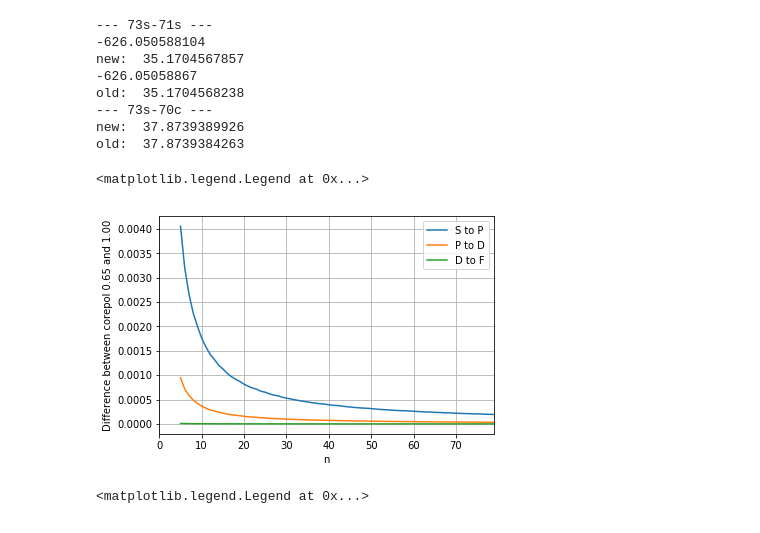
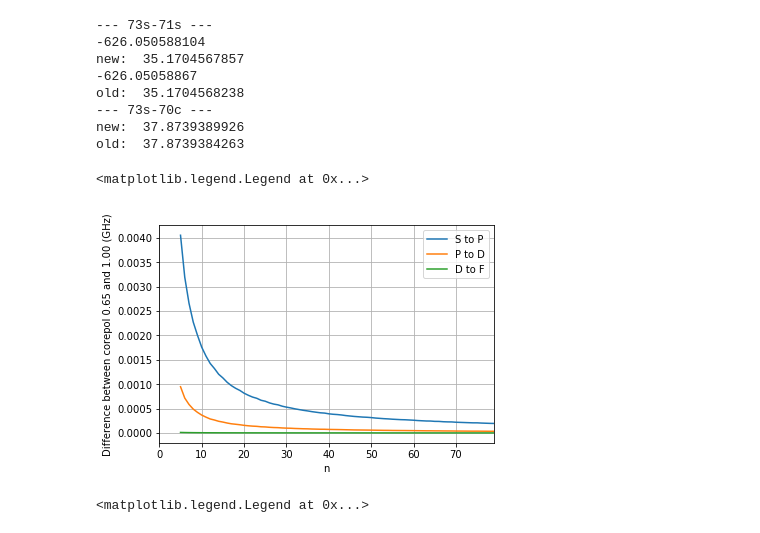
Before and after one commit to aa-morgan/Rydberg_helium_Stark, a Jupyter notebook: notebooks/CorepolTest.ipynb, the cells around one changed output. Cells and saved outputs as stored; diff of their text form; code cells hidden in the pictures.

```diff
--- a/notebooks/CorepolTest.ipynb
+++ b/notebooks/CorepolTest.ipynb
@@ -48,29 +48,29 @@ old:  37.8739384263
 # %%
 s_p = []
 p_d = []
 d_f = []
 n_vals = np.arange(5,80)
 for n in n_vals:
     n_1,l_1, m_1 = n, 0, 0
     n_2, l_2, m_2 = n+1, 1, 0
     s_p.append(np.abs(stark_int(n_1, n_2, l_1, l_2, m_1, m_2, rmin=0.65)
                        -stark_int(n_1, n_2, l_1, l_2, m_1, m_2, rmin=1.00)))
     p_d.append(np.abs(stark_int(n_1, n_2, l_1+1, l_2+1, m_1, m_2, rmin=0.65)
                        -stark_int(n_1, n_2, l_1+1, l_2+1, m_1, m_2, rmin=1.00)))
     d_f.append(np.abs(stark_int(n_1, n_2, l_1+2, l_2+2, m_1, m_2, rmin=0.65)
                        -stark_int(n_1, n_2, l_1+2, l_2+2, m_1, m_2, rmin=1.00)))
 
 plt.plot(n_vals, s_p, label='S to P')
 plt.plot(n_vals, p_d, label='P to D')
 plt.plot(n_vals, d_f, label='D to F')
 plt.xlabel('n')
-plt.ylabel('Difference between corepol 0.65 and 1.00')
+plt.ylabel('Difference between corepol 0.65 and 1.00 (GHz)')
 plt.grid()
 plt.xlim([0, np.max(n_vals)])
 plt.legend()
 # %% [output]
 <matplotlib.legend.Legend at 0x...>
-[figure, old version]
+[figure, new version]
 # %%
 plt.plot(n_vals[:-1], np.abs(np.diff(np.array(s_p))), label='S to P')
 plt.plot(n_vals[:-1], np.abs(np.diff(np.array(p_d)*(np.max(s_p)/np.max(p_d)))), label='P to D')
```
Also changed, not shown: 2 other files.
